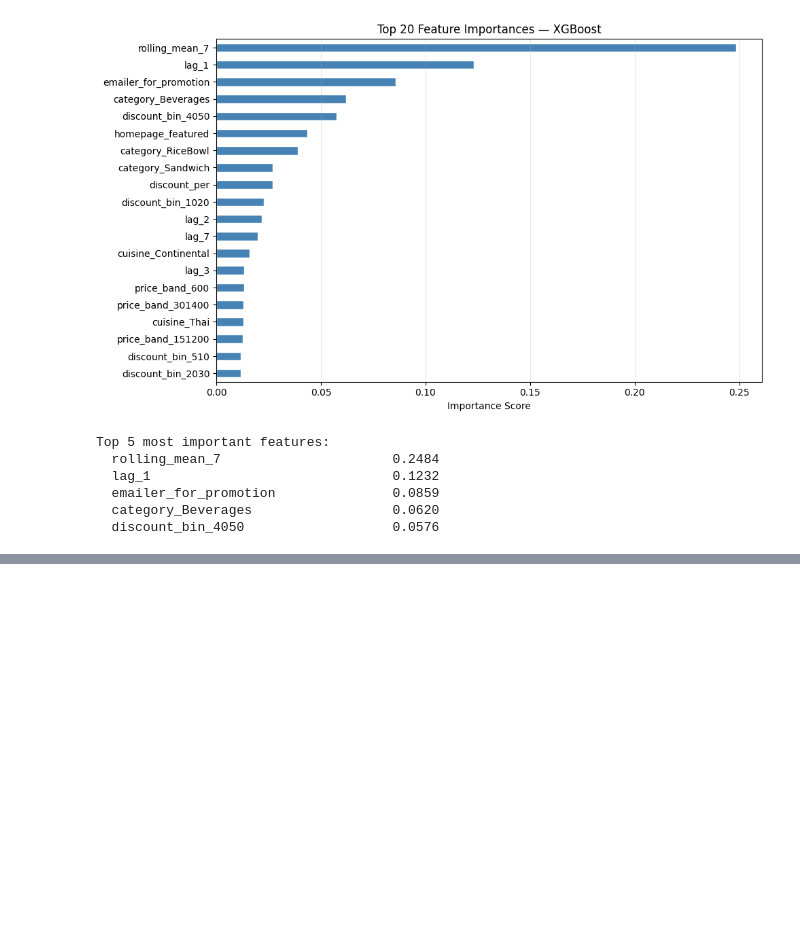
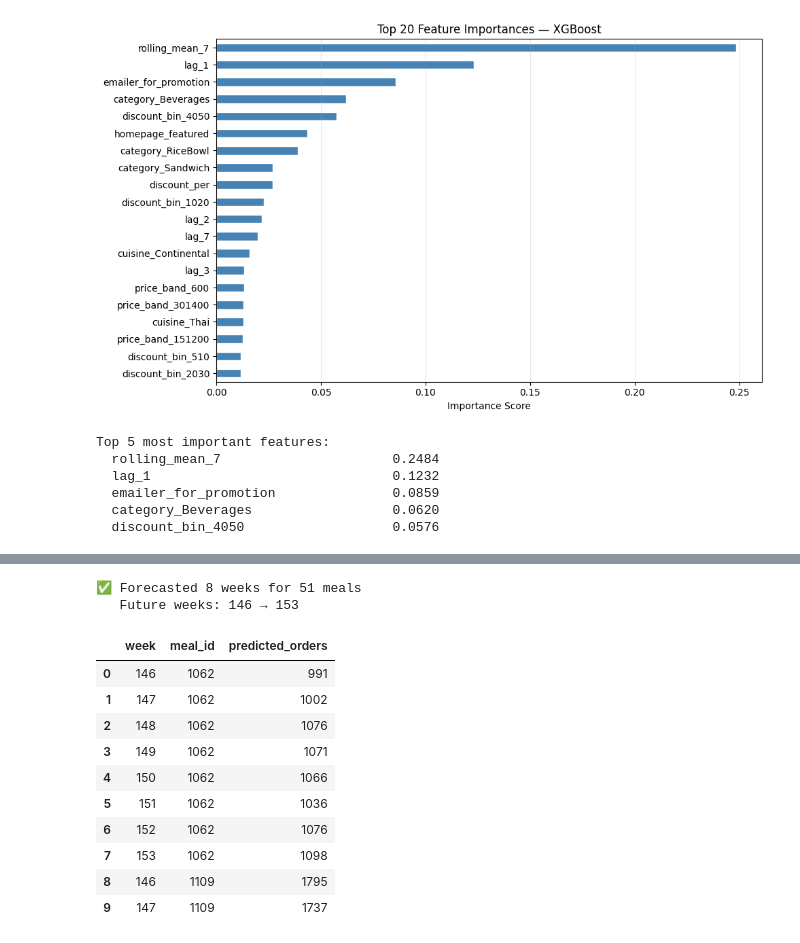
Before and after one commit to am1t-verma/AI_Demand_Forecasting_and_Inventory_Optimization, a Jupyter notebook: food_demand_forecasting_v2.ipynb, the cells around one changed output, grey strips where cells are left out. Drawn from its saved outputs; the diff is of its cells as text; code cells hidden in the pictures; blank space fills up the shorter version.

```diff
--- a/food_demand_forecasting_v2.ipynb
+++ b/food_demand_forecasting_v2.ipynb
@@ -473,0 +479,77 @@ Top 5 most important features:
+# %%
+def recursive_forecast(model, center_df, meal_id, n_future_weeks=8):
+    """
+    Recursively forecast n_future_weeks ahead for a given meal_id.
+
+    Parameters
+    ----------
+    model        : trained XGBRegressor
+    center_df    : preprocessed dataframe (center-filtered, with lags)
+    meal_id      : int — which meal to forecast
+    n_future_weeks : int — how many weeks ahead
+
+    Returns
+    -------
+    pd.DataFrame with columns ['week', 'meal_id', 'predicted_orders']
+    """
+    meal_df = center_df[center_df['meal_id'] == meal_id].copy()
+    meal_df = meal_df.sort_values('week').reset_index(drop=True)
+
+    history = meal_df['num_orders'].tolist()
+    last_week = meal_df['week'].max()
+
+    # Take the last row as template for static features
+    last_row = meal_df.iloc[-1].copy()
+
+    predictions = []
+
+    for i in range(1, n_future_weeks + 1):
+        # Build lag features from history
+        last_row['lag_1'] = history[-1]  if len(history) >= 1 else np.nan
+        last_row['lag_2'] = history[-2]  if len(history) >= 2 else np.nan
+        last_row['lag_3'] = history[-3]  if len(history) >= 3 else np.nan
+        last_row['lag_7'] = history[-7]  if len(history) >= 7 else np.nan
+        last_row['rolling_mean_7'] = np.mean(history[-7:]) if len(history) >= 7 else np.mean(history)
+        last_row['rolling_std_7']  = np.std(history[-7:])  if len(history) >= 7 else np.std(history)
+        last_row['week'] = last_week + i
+
+        X_future = last_row[model.feature_names_in_].values.reshape(1, -1)
+        pred = float(model.predict(X_future)[0])
+        pred = max(0, round(pred))   # clip negatives, round to int
+
+        predictions.append({'week': last_week + i, 'meal_id': meal_id, 'predicted_orders': pred})
+        history.append(pred)   # feed prediction back
+
+    return pd.DataFrame(predictions)
+
+
+# ── Run forecast for all meals in center ─────────────────────────────────────
+N_FUTURE = 8
+all_forecasts = []
+
+for mid in center_df['meal_id'].unique():
+    try:
+        fc = recursive_forecast(model, center_df, mid, N_FUTURE)
+        all_forecasts.append(fc)
+    except Exception as e:
+        print(f"⚠️  meal_id {mid} skipped: {e}")
+
+forecast_df = pd.concat(all_forecasts, ignore_index=True)
+
+print(f"✅ Forecasted {N_FUTURE} weeks for {forecast_df['meal_id'].nunique()} meals")
+print(f"   Future weeks: {forecast_df['week'].min()} → {forecast_df['week'].max()}")
+forecast_df.head(10)
+# %% [output]
+✅ Forecasted 8 weeks for 51 meals
+   Future weeks: 146 → 153
+|  | week | meal_id | predicted_orders |
+| 0 | 146 | 1062 | 991 |
+| 1 | 147 | 1062 | 1002 |
+| 2 | 148 | 1062 | 1076 |
+| 3 | 149 | 1062 | 1071 |
+| 4 | 150 | 1062 | 1066 |
+| 5 | 151 | 1062 | 1036 |
+| 6 | 152 | 1062 | 1076 |
+| 7 | 153 | 1062 | 1098 |
+| 8 | 146 | 1109 | 1795 |
+| 9 | 147 | 1109 | 1737 |
```
Also changed, not shown: parts of 2 cells of this notebook.
